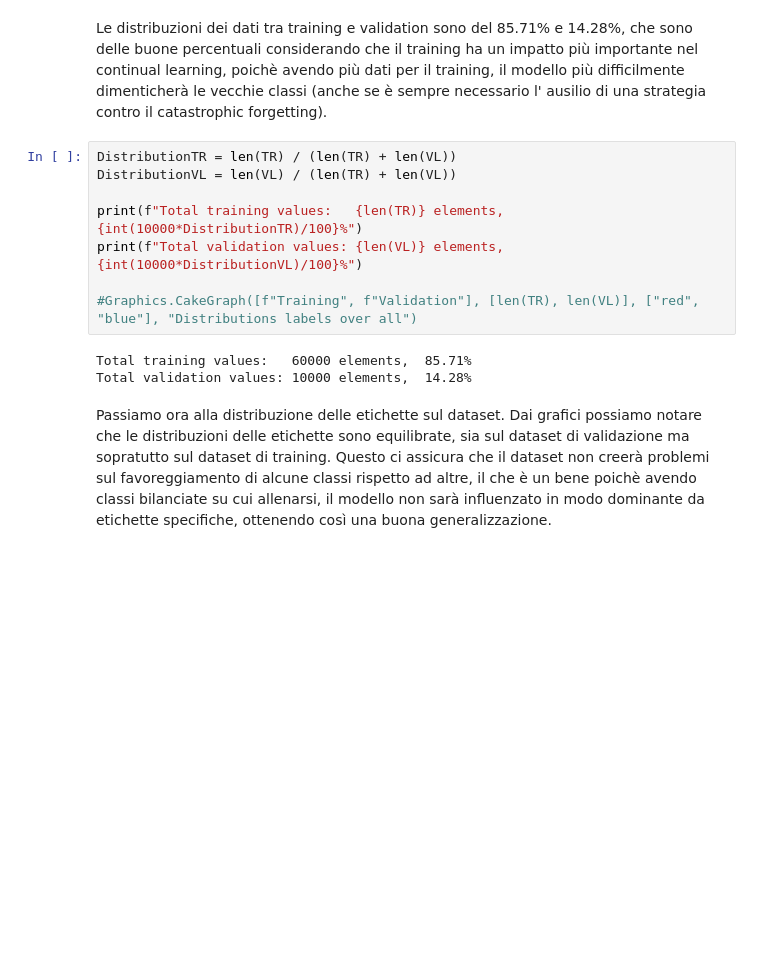
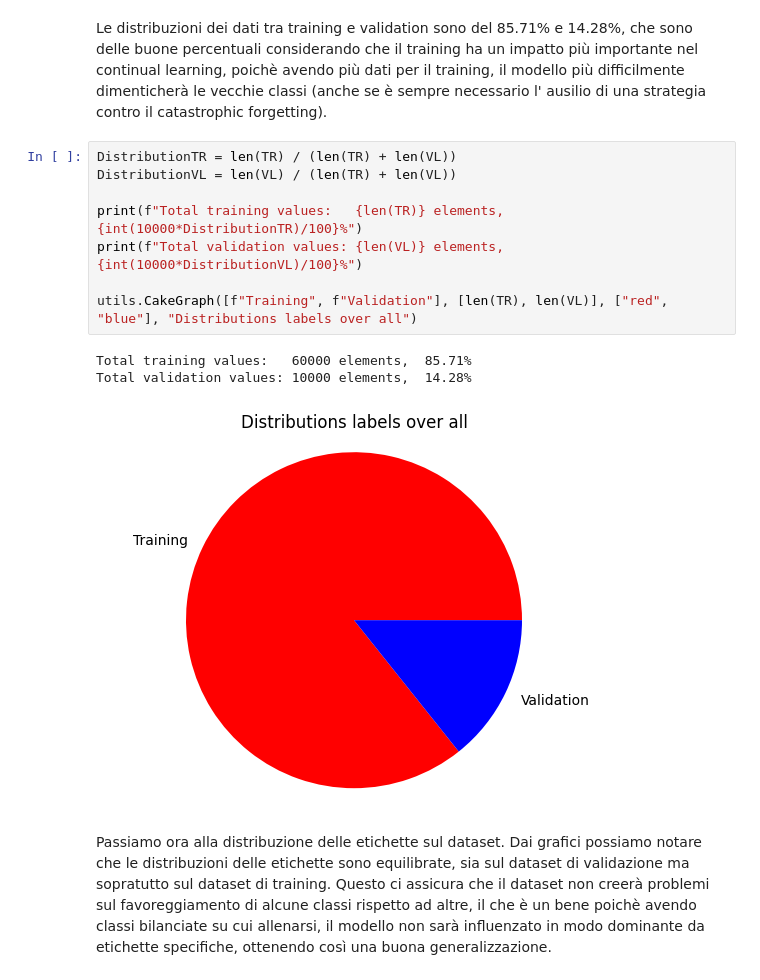
Before and after one commit to Riccardo369/ProjectCL, a Jupyter notebook: Report.ipynb, the cells around one changed output. Saved outputs shown, nothing was run; the diff lists cells and outputs as text; blank space fills up the shorter version.

```diff
--- a/Report.ipynb
+++ b/Report.ipynb
@@ -47,14 +51,15 @@ Le distribuzioni dei dati tra training e validation sono del 85.71% e 14.28%, ch
 # %%
 DistributionTR = len(TR) / (len(TR) + len(VL))
 DistributionVL = len(VL) / (len(TR) + len(VL))
 
 print(f"Total training values:   {len(TR)} elements,  {int(10000*DistributionTR)/100}%")
 print(f"Total validation values: {len(VL)} elements,  {int(10000*DistributionVL)/100}%")
 
-#Graphics.CakeGraph([f"Training", f"Validation"], [len(TR), len(VL)], ["red", "blue"], "Distributions labels over all")
+utils.CakeGraph([f"Training", f"Validation"], [len(TR), len(VL)], ["red", "blue"], "Distributions labels over all")
 # %% [output]
 Total training values:   60000 elements,  85.71%
 Total validation values: 10000 elements,  14.28%
+[figure, added]
 # %% [markdown]
 Passiamo ora alla distribuzione delle etichette sul dataset. Dai grafici possiamo notare che le distribuzioni delle etichette sono equilibrate, sia sul dataset di validazione ma sopratutto sul dataset di training. Questo ci assicura che il dataset non creerà problemi sul favoreggiamento di alcune classi rispetto ad altre, il che è un bene poichè avendo classi bilanciate su cui allenarsi, il modello non sarà influenzato in modo dominante da etichette specifiche, ottenendo così una buona generalizzazione.
 # %%
```
Also changed, not shown: parts of 19 cells of this notebook, 3 other files.
